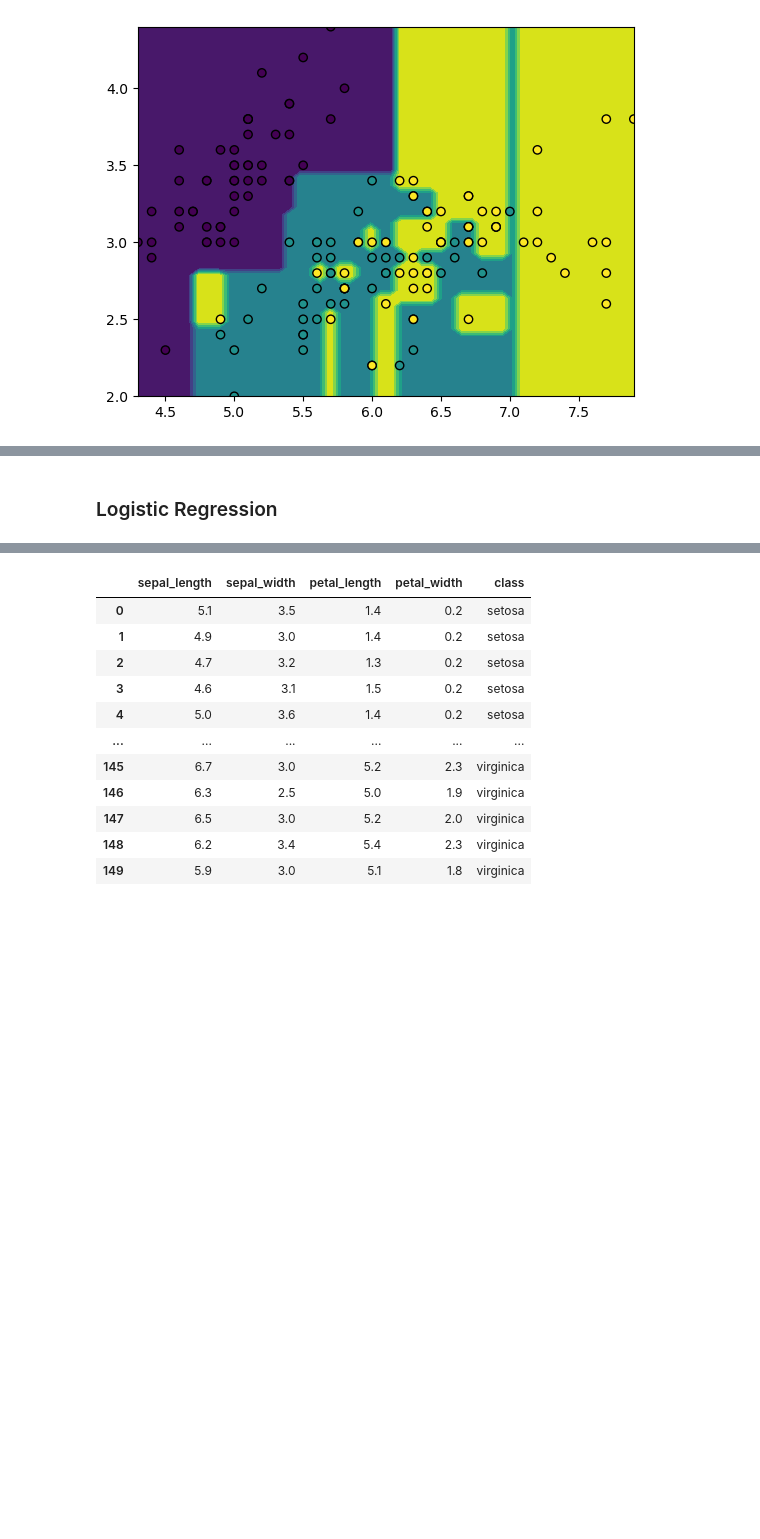
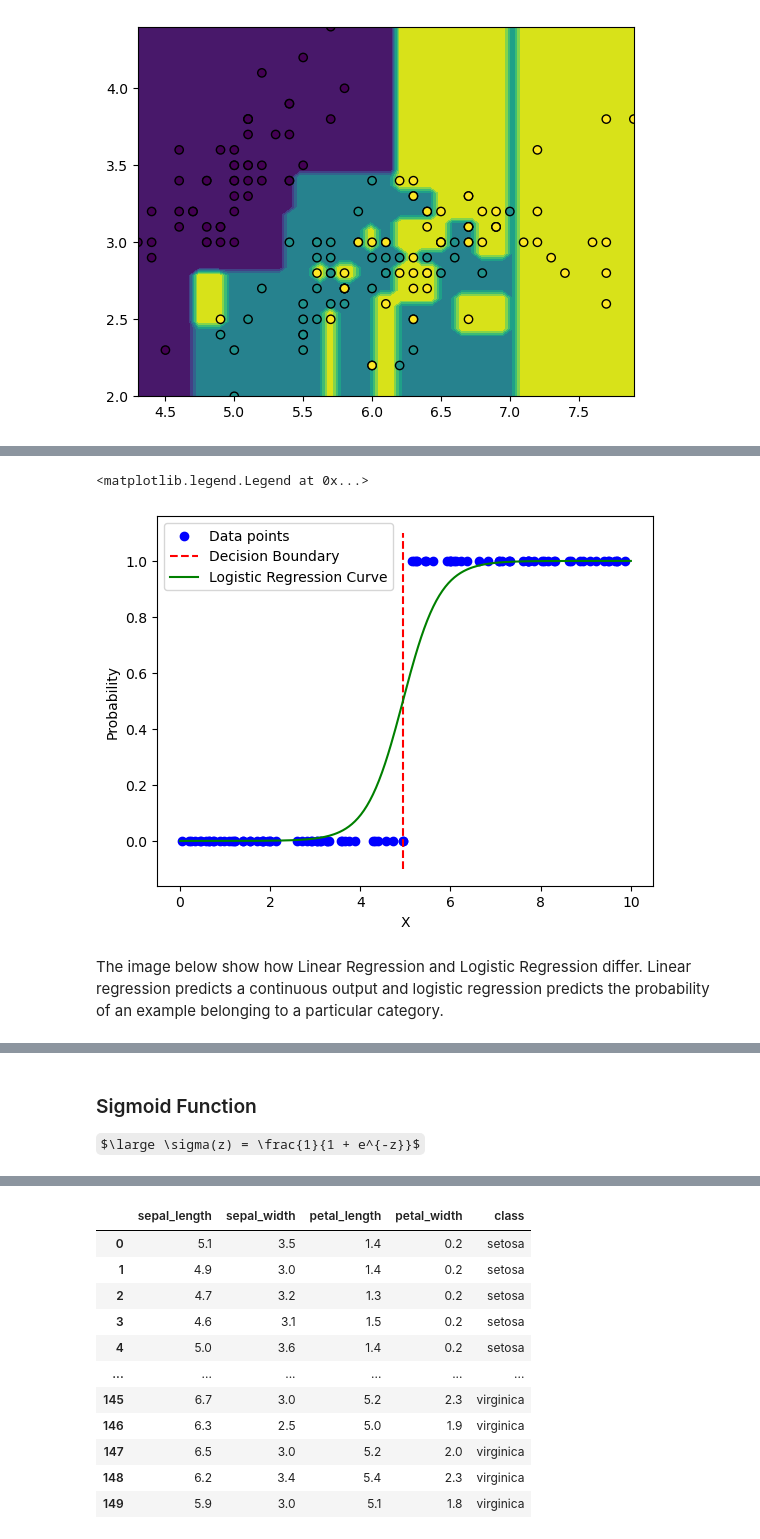
Before and after one commit to emma2d/machinelearning, a Jupyter notebook: project.ipynb, the cells around one changed output, grey strips where cells are left out. Cells and saved outputs as stored; diff of their text form; code cells hidden in the pictures; some formulas as TeX source; blank space fills up the shorter version.

Commit message:
logistic regression plots and wording updated

```diff
--- a/project.ipynb
+++ b/project.ipynb
@@ -410,7 +400,43 @@ display.ax_.scatter(iris.data[:, 0], iris.data[:, 1], c=iris.target, edgecolor="
+# %%
+# Generate synthetic data
+np.random.seed(42)
+X = np.random.rand(100, 1) * 10
+y = (X > 5).astype(int)
+# %%
+# Reshape y to a 1-dimensional array
+y = y.ravel()
+# %%
+# Fit logistic regression model
+model = LogisticRegression()
+model.fit(X, y)
+# %%
+# Plot the data points
+plt.scatter(X, y, color='blue', marker='o', label='Data points')
+
+# Plot the decision boundary
+X_test = np.linspace(0, 10, 300).reshape(-1, 1)
+y_proba = model.predict_proba(X_test)[:, 1]
+decision_boundary = X_test[y_proba >= 0.5][0]
+plt.plot([decision_boundary, decision_boundary], [-0.1, 1.1], color='red', linestyle='--', label='Decision Boundary')
+
+# Plot the logistic regression curve
+plt.plot(X_test, y_proba, color='green', label='Logistic Regression Curve')
+
+# Add labels and legend
+plt.xlabel('X')
+plt.ylabel('Probability')
+plt.legend()
+# %% [output]
+<matplotlib.legend.Legend at 0x...>
+[figure, added]
+# %% [markdown]
+The image below show how Linear Regression and Logistic Regression differ. Linear regression predicts a continuous output and logistic regression predicts the probability of an example belonging to a particular category.
 # %% [markdown]
 ![](https://miro.medium.com/v2/resize:fit:1100/format:webp/1*dm6ZaX5fuSmuVvM4Ds-vcg.jpeg?raw=true)
 
 *Image source: [towardsdatascience.com](https://towardsdatascience.com/introduction-to-logistic-regression-66248243c148)*
-# %% [markdown]
-### Logistic Regression
+# %% [markdown]
+### Sigmoid Function
+
+$\large \sigma(z) = \frac{1}{1 + e^{-z}}$
 # %% [markdown]
```
Also changed, not shown: parts of 28 cells of this notebook.
